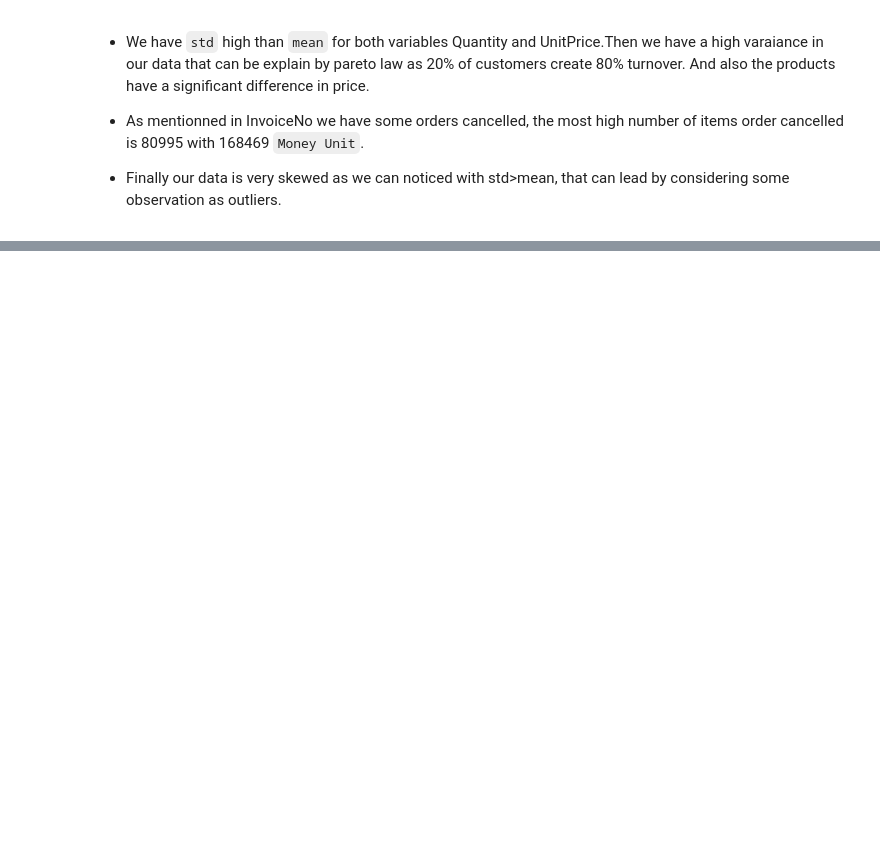
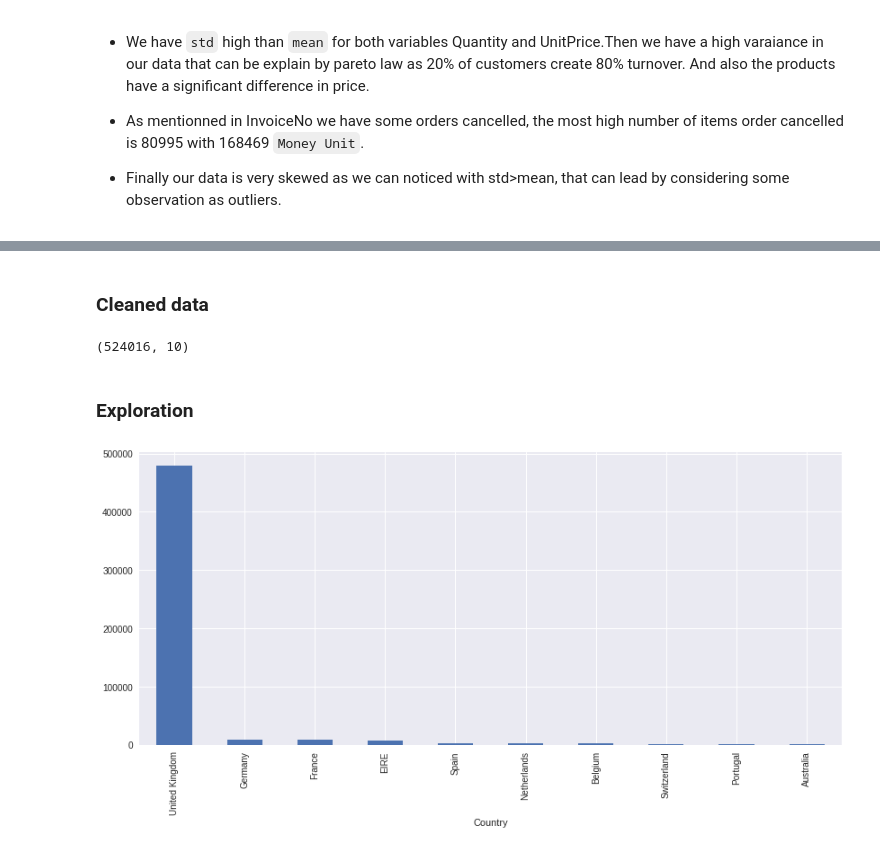
Before and after one commit to AdvancedGroupBootcamp/ai_marie_alex_moussa, a Jupyter notebook: Clustering and Reduction/Clustering.ipynb, the cells around one changed output, grey strips where cells are left out. Drawn from its saved outputs; the diff is of its cells as text; code cells hidden in the pictures; blank space fills up the shorter version.

```diff
--- a/Clustering and Reduction/Clustering.ipynb
+++ b/Clustering and Reduction/Clustering.ipynb
@@ -146,0 +167,2 @@ clust_data.groupby("Order_status").count()["InvoiceNo"].plot(kind="bar")
+# %%
+clust_data_=Done
@@ -146,0 +171,2 @@ clust_data.groupby("Order_status").count()["InvoiceNo"].plot(kind="bar")
+# %%
+clust_data_=clust_data_.drop(columns=["CustomerID",'StockCode','InvoiceNo','InvoiceDate',"Year"])
@@ -146,0 +177,32 @@ clust_data.groupby("Order_status").count()["InvoiceNo"].plot(kind="bar")
+# %% [markdown]
+### Cleaned data
+# %%
+cleaned_clust_data=clust_data_.drop_duplicates()
+# %%
+cleaned_clust_data.shape
+# %% [output]
+(524016, 10)
+# %% [markdown]
+### Exploration
+# %%
+figsize=(14,6)
+
+def annotate_stacked_bars(fig):
+
+    plt.rcParams.update({'font.size':15})
+    total=cleaned_clust_data.shape[0]
+    for p in fig.patches:
+
+        if p.get_height()!=0:
+            height = p.get_height()
+            fig.text(p.get_x()+p.get_width()/2.,
+                    height + 3,
+                    '{:1.2%}'.format(height/total),
+                    ha="center")
+    plt.show()
+# %%
+order_per_country=cleaned_clust_data.groupby("Country").count().sort_values(by="Description",ascending=False)
+
+fig=order_per_country["Description"].iloc[:10].plot(kind="bar",figsize=figsize)
+# %% [output]
+[figure, added]
```
Also changed, not shown: parts of 56 cells of this notebook.
